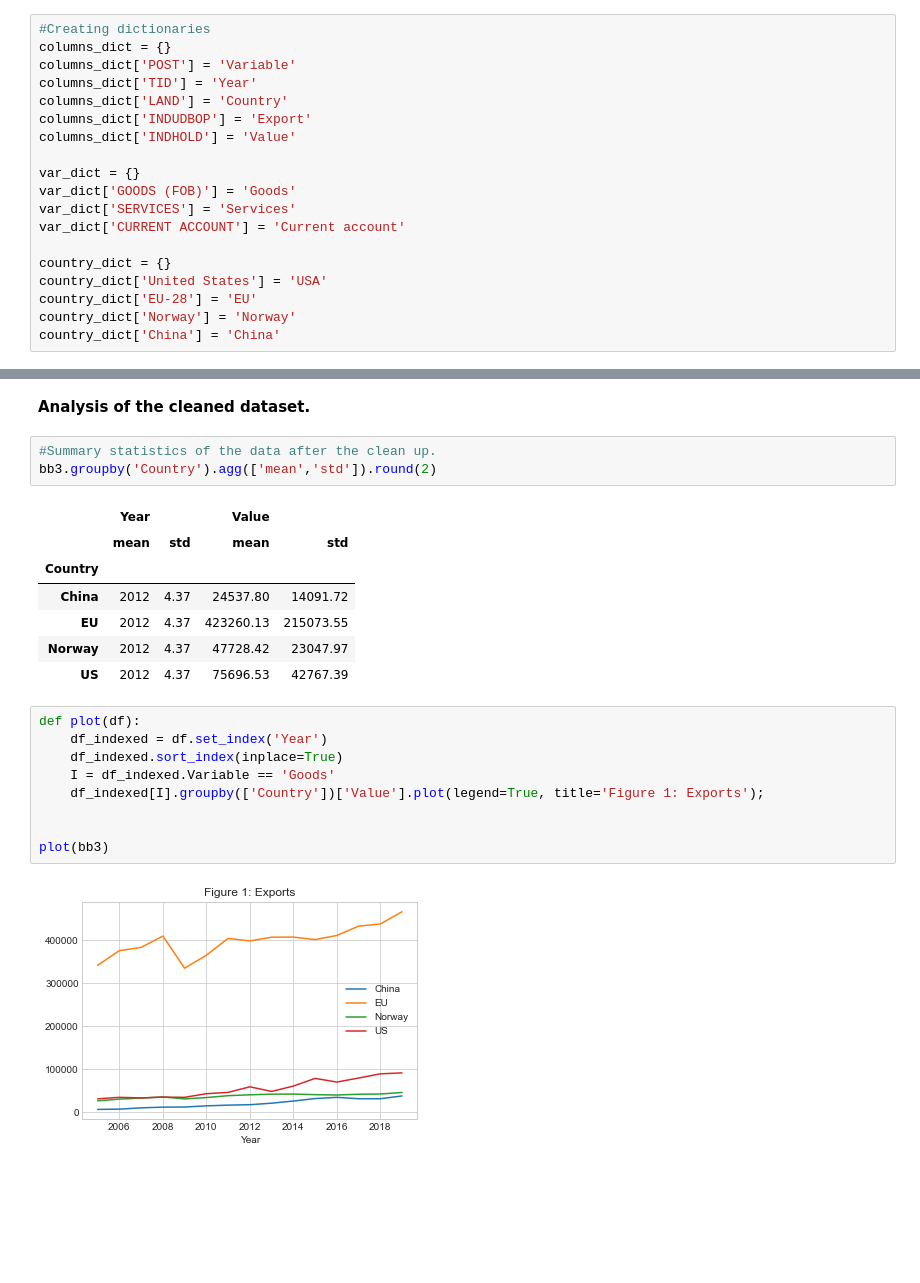
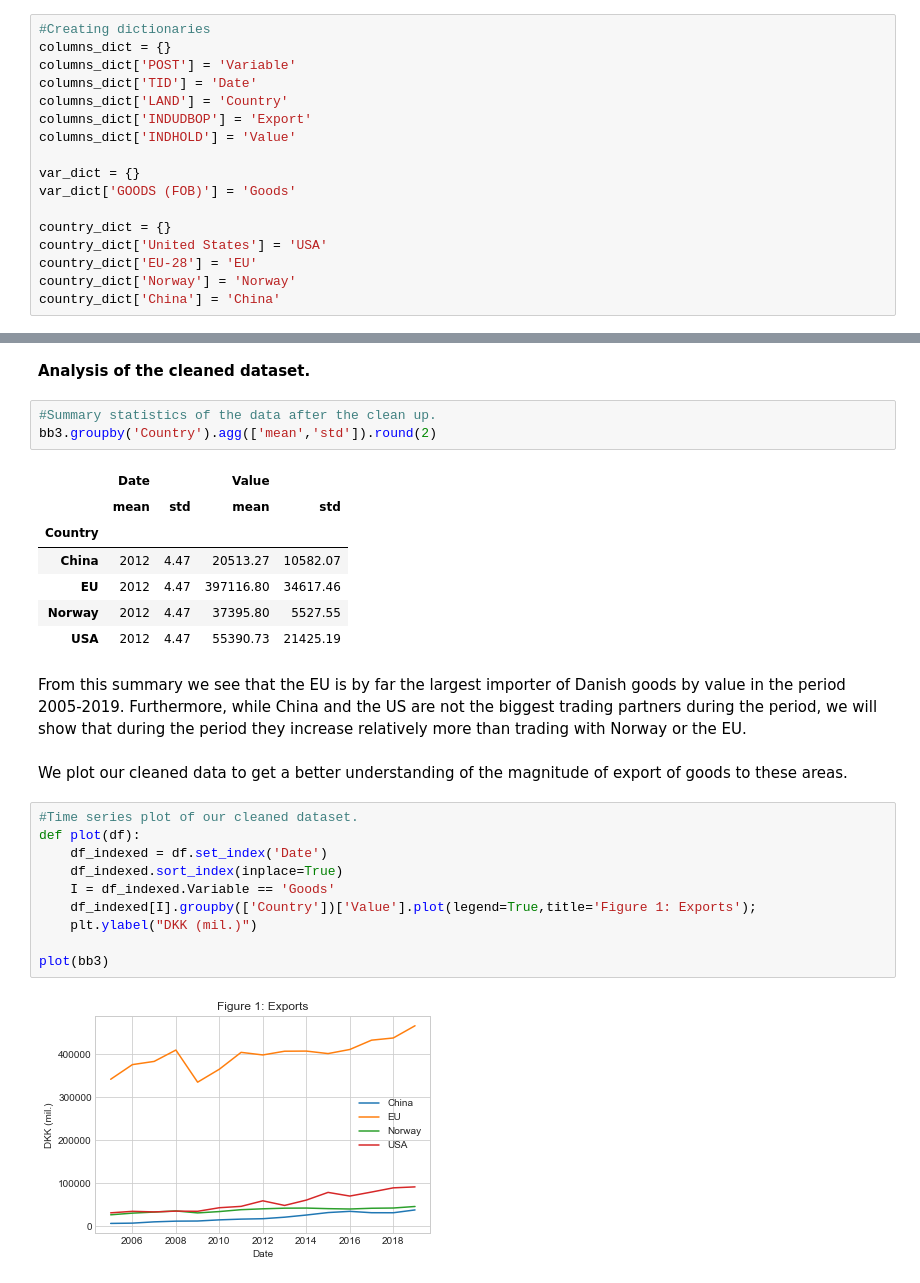
Before and after one commit to AskerNC/projects-2021-team-olm, a Jupyter notebook: dataproject/dataproject.ipynb, the cells around one changed output, grey strips where cells are left out. Saved outputs shown, nothing was run; the diff lists cells and outputs as text; blank space fills up the shorter version.

```diff
--- a/dataproject/dataproject.ipynb
+++ b/dataproject/dataproject.ipynb
@@ -16,15 +18,13 @@ dst = pydst.Dst(lang='en')
 #Creating dictionaries
 columns_dict = {}
 columns_dict['POST'] = 'Variable'
-columns_dict['TID'] = 'Year'
+columns_dict['TID'] = 'Date'
 columns_dict['LAND'] = 'Country'
 columns_dict['INDUDBOP'] = 'Export'
 columns_dict['INDHOLD'] = 'Value'
 
 var_dict = {}
 var_dict['GOODS (FOB)'] = 'Goods'
-var_dict['SERVICES'] = 'Services'
-var_dict['CURRENT ACCOUNT'] = 'Current account'
 
 country_dict = {}
 country_dict['United States'] = 'USA'
@@ -105,21 +105,27 @@ dtype: object
 #Summary statistics of the data after the clean up.
 bb3.groupby('Country').agg(['mean','std']).round(2)
 # %% [output]
-|  | Year |  | Value |  |
+|  | Date |  | Value |  |
 |  | mean | std | mean | std |
 | Country |  |  |  |  |
-| China | 2012 | 4.37 | 24537.80 | 14091.72 |
-| EU | 2012 | 4.37 | 423260.13 | 215073.55 |
-| Norway | 2012 | 4.37 | 47728.42 | 23047.97 |
-| US | 2012 | 4.37 | 75696.53 | 42767.39 |
+| China | 2012 | 4.47 | 20513.27 | 10582.07 |
+| EU | 2012 | 4.47 | 397116.80 | 34617.46 |
+| Norway | 2012 | 4.47 | 37395.80 | 5527.55 |
+| USA | 2012 | 4.47 | 55390.73 | 21425.19 |
+# %% [markdown]
+From this summary we see that the EU is by far the largest importer of Danish goods by value in the period 2005-2019. Furthermore, while China and the US are not
+the biggest trading partners during the period, we will show that during the period they increase relatively more than trading with Norway or the EU.
+# %% [markdown]
+We plot our cleaned data to get a better understanding of the magnitude of export of goods to these areas.
 # %%
+#Time series plot of our cleaned dataset.
 def plot(df):
-    df_indexed = df.set_index('Year')
+    df_indexed = df.set_index('Date')
     df_indexed.sort_index(inplace=True)
     I = df_indexed.Variable == 'Goods'
-    df_indexed[I].groupby(['Country'])['Value'].plot(legend=True, title='Figure 1: Exports');
-
+    df_indexed[I].groupby(['Country'])['Value'].plot(legend=True,title='Figure 1: Exports');
+    plt.ylabel("DKK (mil.)")
 
 plot(bb3)
 # %% [output]
-[figure, old version]
+[figure, new version]
```
Also changed, not shown: parts of 36 cells of this notebook.
